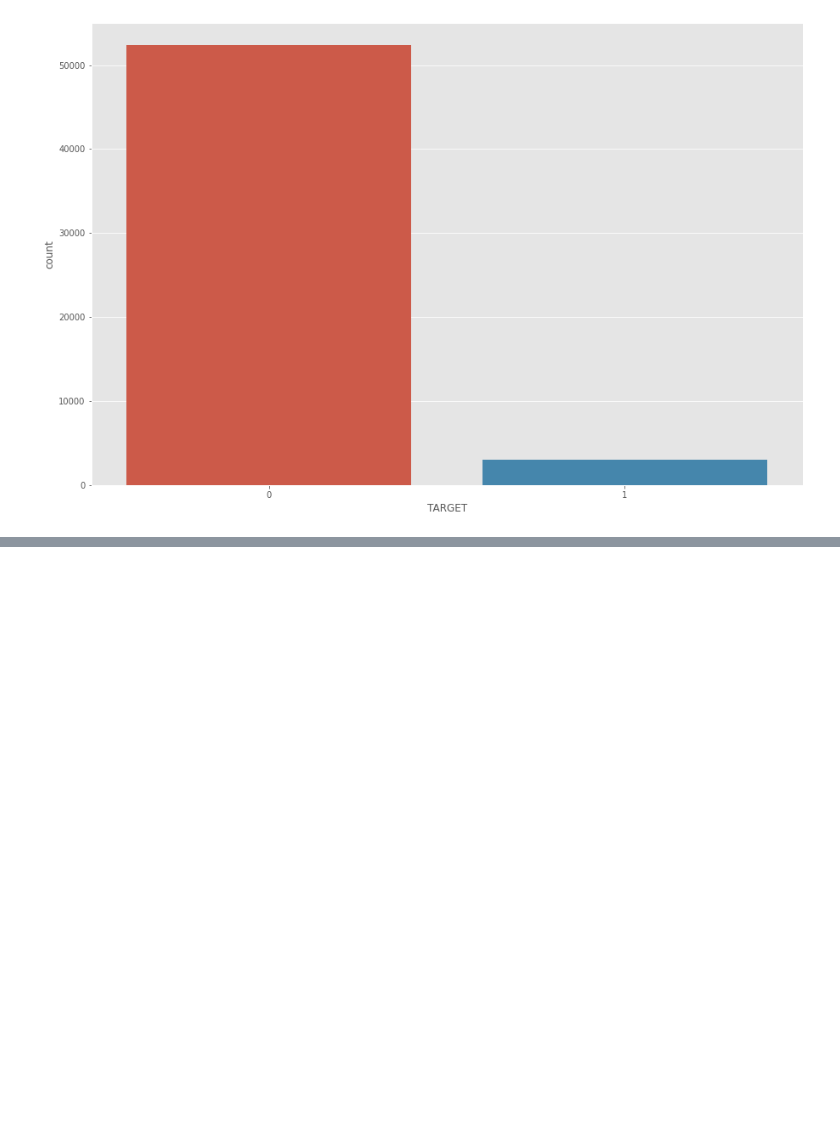
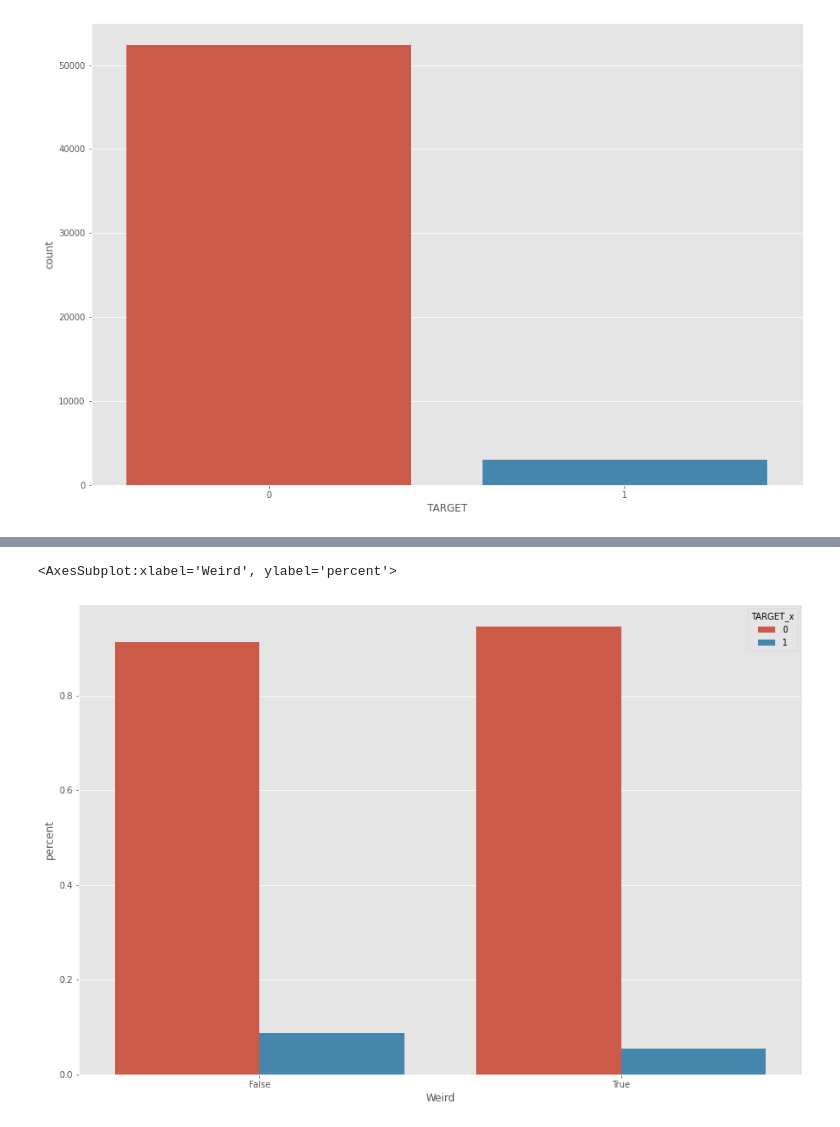
Before and after one commit to Antonio-Avila/Home-Credit-Default, a Jupyter notebook: Current_Apps_EDA.ipynb, the cells around one changed output, grey strips where cells are left out. Cells and saved outputs as stored; diff of their text form; code cells hidden in the pictures; blank space fills up the shorter version.

```diff
--- a/Current_Apps_EDA.ipynb
+++ b/Current_Apps_EDA.ipynb
@@ -94,0 +94,9 @@ df.head()
+# %%
+df1 = df.groupby(["Weird", "TARGET_x"]).TARGET_x.agg(total = "count").reset_index()
+df2 = df1.groupby(by = "Weird").apply(lambda x: x / x.sum())
+df1["percent"] = df2.total
+
+sns.barplot(x = "Weird", y = "percent", data = df1, hue = "TARGET_x")
+# %% [output]
+<AxesSubplot:xlabel='Weird', ylabel='percent'>
+[figure, added]
```
Also changed, not shown: parts of 4 cells of this notebook.
